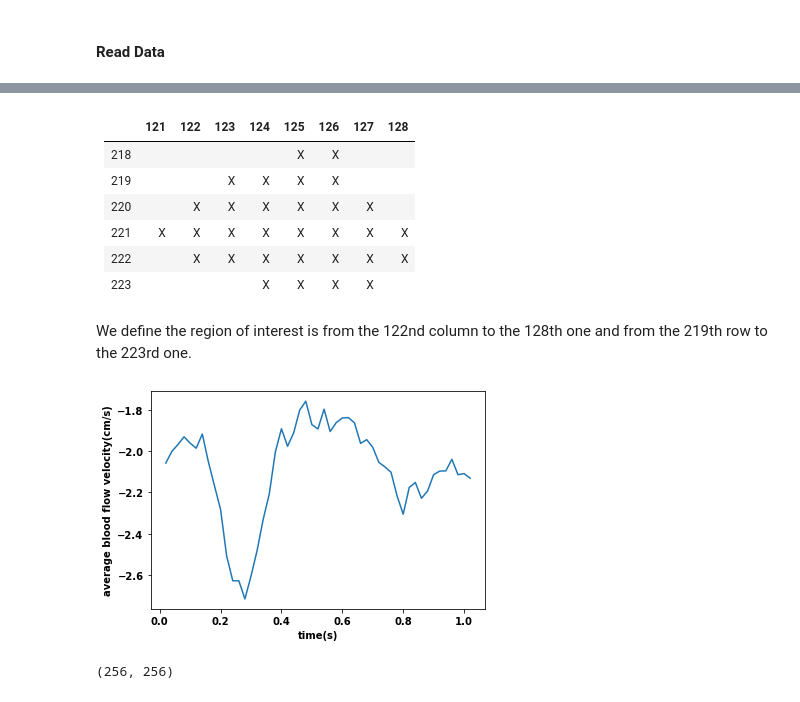
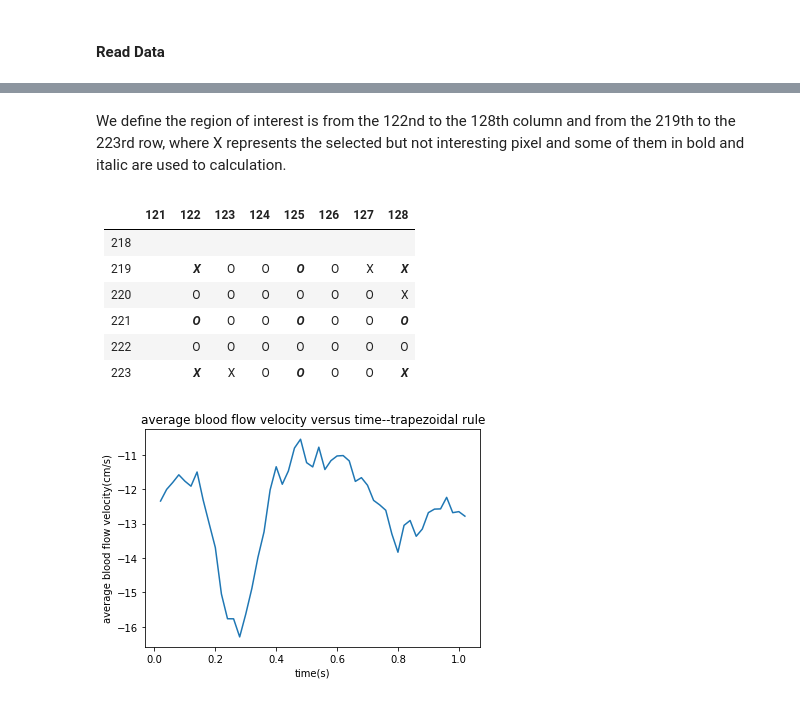
Before and after one commit to autotntfan/numerical-analysis, a Jupyter notebook: HW3/HW3.ipynb, the cells around one changed output, grey strips where cells are left out. Saved outputs shown, nothing was run; the diff lists cells and outputs as text; code cells hidden in the pictures.

```diff
--- a/HW3/HW3.ipynb
+++ b/HW3/HW3.ipynb
@@ -139,41 +158,40 @@ NOTE: x-direction is the index of column and y-direction is the index of row.
+# %% [markdown]
+We define the region of interest is from the 122nd to the 128th column and from the 219th to the 223rd row, where X represents the selected but not interesting pixel and some of them in bold and italic are used to calculation.
 # %% [markdown]
 |   |121|122|123|124|125|126|127|128|
 |---|--- | --- | --- |--- | --- | --- |--- | --- |
-|218|   |   |   |   | X | X |   |   |
-|219|   |   | X | X | X | X |   |   |
-|220|   | X | X | X | X | X | X |   |
-|221| X | X | X | X | X | X | X | X |
-|222|   | X | X | X | X | X | X | X |
-|223|   |   |   | X | X | X | X |   |
+|218|   |   |   |   |   |   |   |   |
+|219|   | ***X*** | O | O | ***O*** | O | X | ***X*** |
+|220|   | O | O | O | O | O | O | X |
+|221|   | ***O*** | O | O | ***O*** | O | O | ***O*** |
+|222|   | O | O | O | O | O | O | O |
+|223|   | ***X*** | X | O | ***O*** | O | O | ***X*** |
-# %% [markdown]
-We define the region of interest is from the 122nd column to the 128th one and from the 219th row to the 223rd one.
 # %%
-def trap(img,h):
-    area_y1 = h*(img[y1,x1]+2*img[y1,x1+3]+img[y1,x2])/2
-    area_y2 = h*(img[y2,x1]+2*img[y2,x1+3]+img[y2,x2])/2
-    area_y3 = h*(img[y1+2,x1]+2*img[y1+2,x1+3]+img[y1+2,x2])/2
-    area = h*(area_y1+2*area_y3+area_y2)/2
-    mean = area/((y2-y1)*(x2-x1)*h**2)
-    return mean
+def trap(img):
+    v_y1 = 3 * H * (img[Y1,X1] + 2 * img[Y1,X1+3] + img[Y1,X2]) / 2        # unit: cm^2/s
+    v_y2 = 3 * H * (img[Y2,X1] + 2 * img[Y2,X1+3] + img[Y2,X2]) / 2        # unit: cm^2/s
+    v_y3 = 3 * H * (img[Y1+2,X1] + 2 * img[Y1+2,X1+3] + img[Y1+2,X2]) / 2  # unit: cm^2/s
+    v = 2 * H * (v_y1 + 2 * v_y3 + v_y2) / 2                               # unit: cm^3/s
+    v_mean = v / ((Y2-Y1) * (X2-X1) * A)                               # unit: cm/s
+    return v_mean
 
-x1 = 122
-x2 = 128
-y1 = 219
-y2 = 223
-h = 2.2/256
+X1 = 122
+X2 = 128
+Y1 = 219
+Y2 = 223
+H = 2.2 / 256
+T = 1 / 50
+A = H**2
+
 avg = np.zeros(51)
 
 for i in range(51):
-    avg_tmp = trap(pc[:,:,i],h)
-    avg[i] = avg_tmp
-t = np.linspace(1,51,51)/50
+    avg[i] = trap(pc[:,:,i])
+t = np.linspace(1,51,51) / 50
 plt.plot(t,avg)
 plt.xlabel('time(s)')
 plt.ylabel('average blood flow velocity(cm/s)')
+plt.title("average blood flow velocity versus time--trapezoidal rule")
 plt.show()
 # %% [output]
-[figure, old version]
+[figure, new version]
-# %%
-pc[:,:,0].shape
-# %% [output]
-(256, 256)
```
Also changed, not shown: parts of 36 cells of this notebook, 1 other file.
